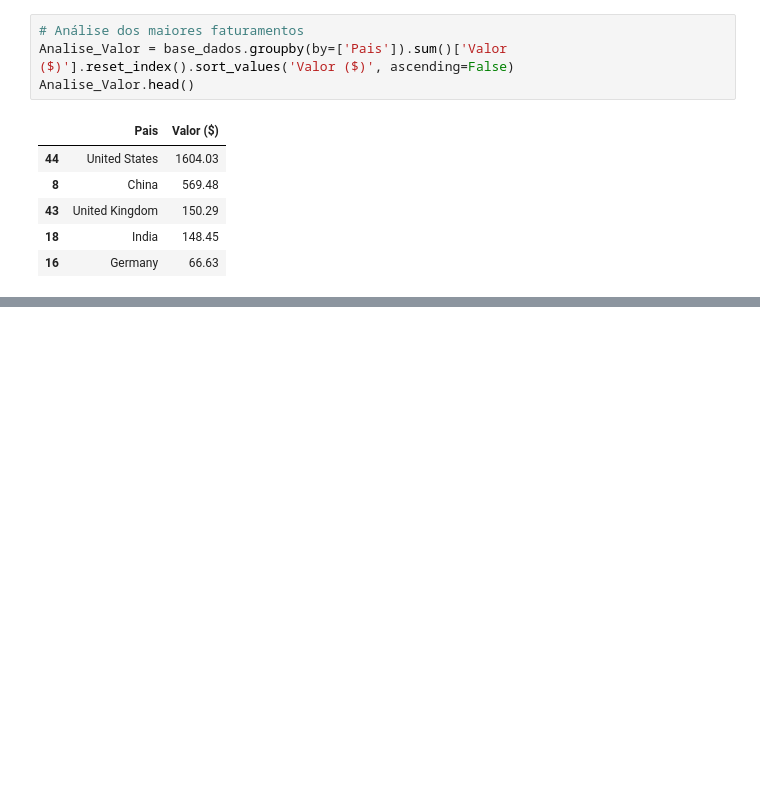
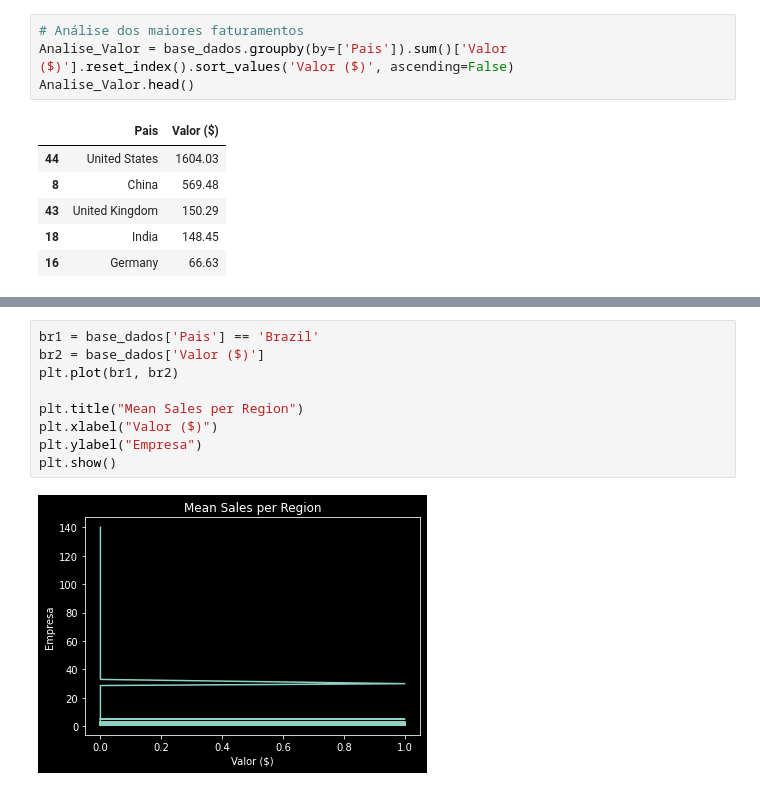
Before and after one commit to nandodevs/case-unicornios-brasil, a Jupyter notebook: Case_Empresas_Unicórnios.ipynb, the cells around one changed output, grey strips where cells are left out. Cells and saved outputs as stored; diff of their text form; blank space fills up the shorter version.

```diff
--- a/Case_Empresas_Unicórnios.ipynb
+++ b/Case_Empresas_Unicórnios.ipynb
@@ -309,0 +344,11 @@ plt.xticks(rotation=45, ha='right');
+# %%
+br1 = base_dados['Pais'] == 'Brazil'
+br2 = base_dados['Valor ($)']
+plt.plot(br1, br2)
+
+plt.title("Mean Sales per Region")
+plt.xlabel("Valor ($)")
+plt.ylabel("Empresa")
+plt.show()
+# %% [output]
+[figure, added]
```
Also changed, not shown: parts of 7 cells of this notebook.
